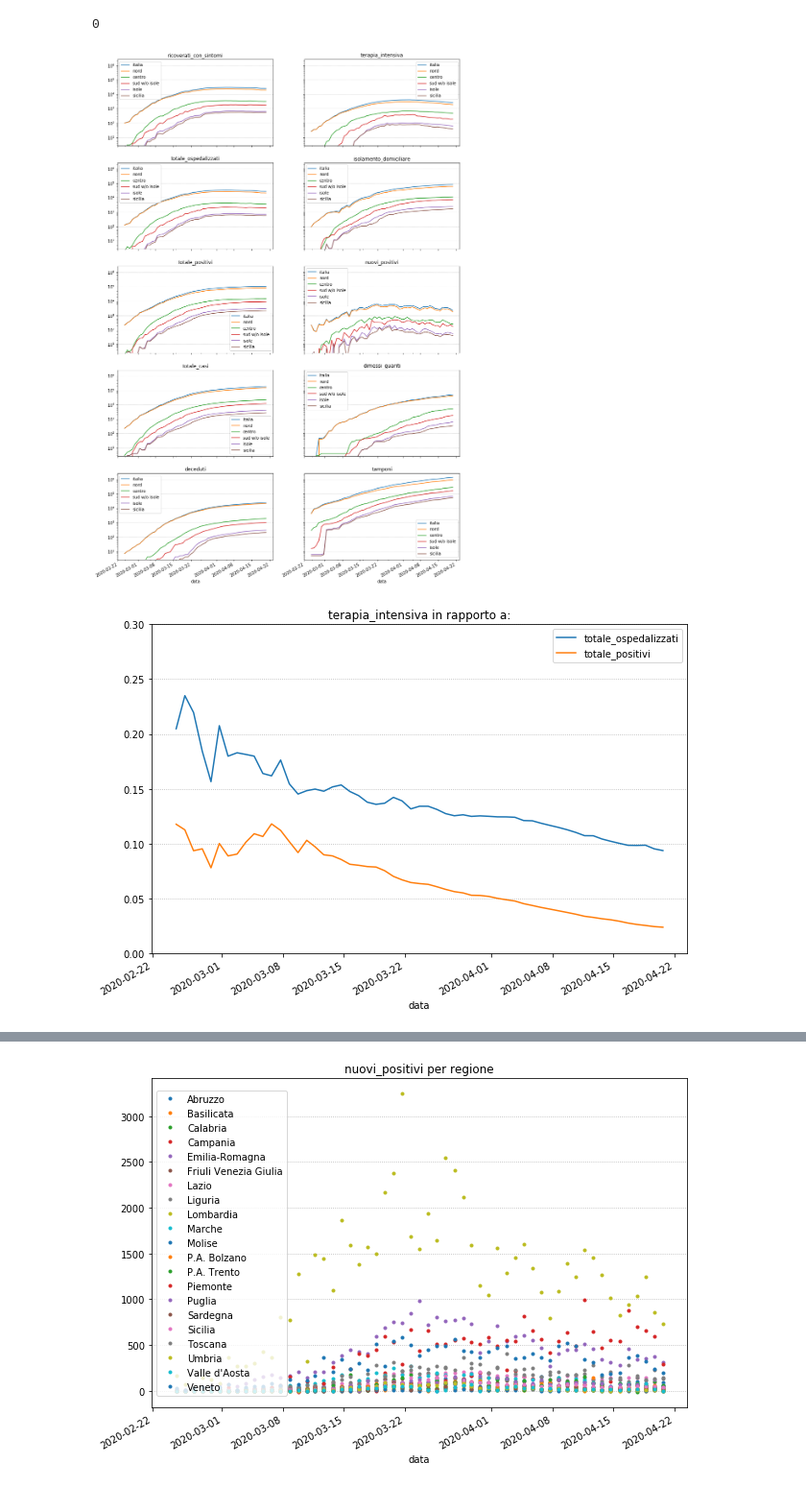
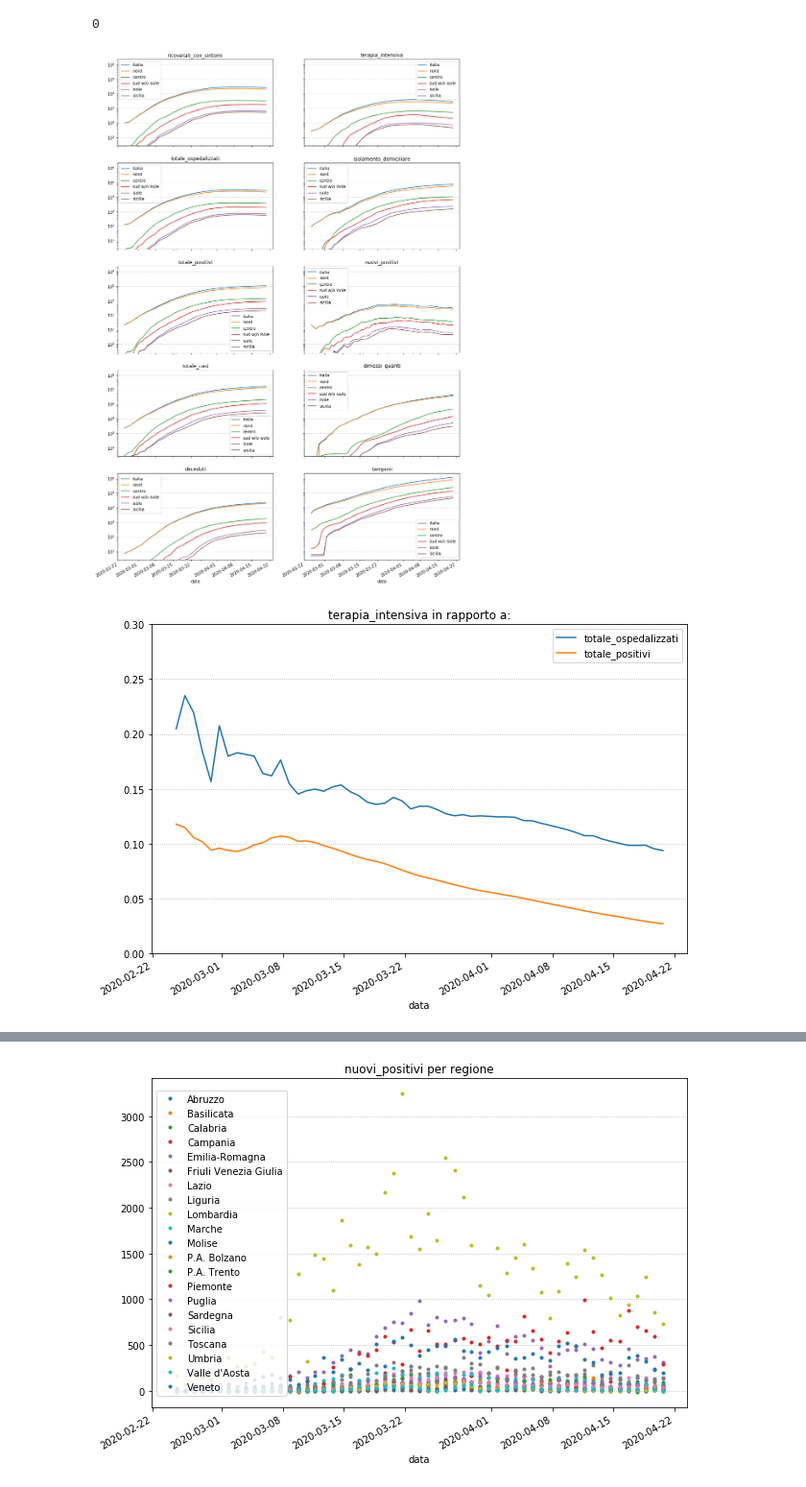
Before and after one commit to AvverbioPronome/covid, a Jupyter notebook: Covid1.ipynb, the cells around one changed output, grey strips where cells are left out. Shown at 96% size. Drawn from its saved outputs; the diff is of its cells as text; code cells hidden in the pictures.

```diff
--- a/Covid1.ipynb
+++ b/Covid1.ipynb
@@ -40,40 +40,40 @@ def filter_area(df, area):
 # %%
 colonne = [
     "ricoverati_con_sintomi",
     "terapia_intensiva",
     "totale_ospedalizzati",
     "isolamento_domiciliare",
     "totale_positivi",
     "nuovi_positivi",
     "totale_casi",
     "dimessi_guariti",
     "deceduti",
     "tamponi"
 ]
 
 fig, axes = plt.subplots(5,2,sharex=True,sharey=True,figsize=(15,25))
 
 from itertools import cycle
 axes = cycle(axes.flatten())
 
 for a in aree:
-    t = filter_area(dati, a).groupby("data").sum()
+    t = filter_area(dati, a).groupby("data").sum().ewm(span=7).mean()
     for c in colonne:
         ax = next(axes)
 
         t.plot(y=c, ax=ax, label=a['name'], title=c)
         ax.semilogy()
         ax.grid(axis='y', ls=':')
 
 fig.show()
 # %% [output]
-[figure, old version]
+[figure, new version]
 # %%
 fig, ax = plt.subplots(figsize=(10,7))
 complessiva=dati.groupby("data").sum()
 (complessiva['terapia_intensiva']/complessiva['totale_ospedalizzati'])\
     .plot(ax=ax, label='totale_ospedalizzati')
-(complessiva['terapia_intensiva']/complessiva['totale_positivi'])\
+(complessiva['terapia_intensiva']/complessiva['totale_positivi']).ewm(span=7).mean()\
     .plot(ax=ax, label='totale_positivi')
 ax.grid(ls=':', axis='y')
 ax.set_ylim(bottom=0, top=.3)
@@ -81,6 +81,6 @@ ax.set_title('terapia_intensiva in rapporto a:')
 ax.legend()
 fig.show()
 # %% [output]
-[figure, old version]
+[figure, new version]
 # %%
 fig, ax = plt.subplots(figsize=(10,7))
```
Also changed, not shown: parts of 1 cell of this notebook, 1 other file.
